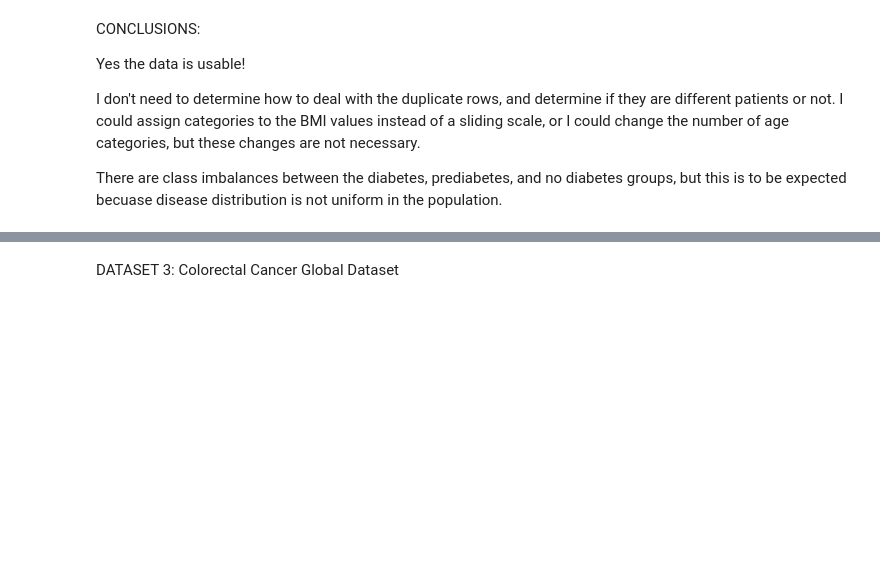
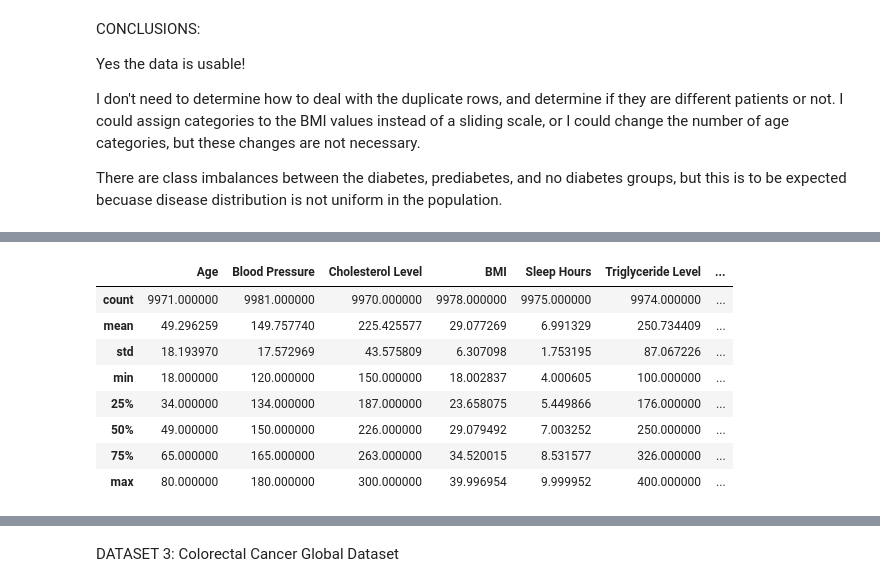
Before and after one commit to rain-dimen/OMDS-ModB2-Milestone3-Dimen-Rain, a Jupyter notebook: OMDS-ModB2-Week2-Dimen-Rain.ipynb, the cells around one changed output, grey strips where cells are left out. Cells and saved outputs as stored; diff of their text form; code cells hidden in the pictures; blank space fills up the shorter version.

```diff
--- a/OMDS-ModB2-Week2-Dimen-Rain.ipynb
+++ b/OMDS-ModB2-Week2-Dimen-Rain.ipynb
@@ -268,0 +291,12 @@ SyntaxError: invalid syntax (1704968769.py, line 1)
+# %%
+df_heart.describe()
+# %% [output]
+|  | Age | Blood Pressure | Cholesterol Level | BMI | Sleep Hours | Triglyceride Level | ... |
+| count | 9971.000000 | 9981.000000 | 9970.000000 | 9978.000000 | 9975.000000 | 9974.000000 | ... |
+| mean | 49.296259 | 149.757740 | 225.425577 | 29.077269 | 6.991329 | 250.734409 | ... |
+| std | 18.193970 | 17.572969 | 43.575809 | 6.307098 | 1.753195 | 87.067226 | ... |
+| min | 18.000000 | 120.000000 | 150.000000 | 18.002837 | 4.000605 | 100.000000 | ... |
+| 25% | 34.000000 | 134.000000 | 187.000000 | 23.658075 | 5.449866 | 176.000000 | ... |
+| 50% | 49.000000 | 150.000000 | 226.000000 | 29.079492 | 7.003252 | 250.000000 | ... |
+| 75% | 65.000000 | 165.000000 | 263.000000 | 34.520015 | 8.531577 | 326.000000 | ... |
+| max | 80.000000 | 180.000000 | 300.000000 | 39.996954 | 9.999952 | 400.000000 | ... |
```
Also changed, not shown: parts of 26 cells of this notebook.
